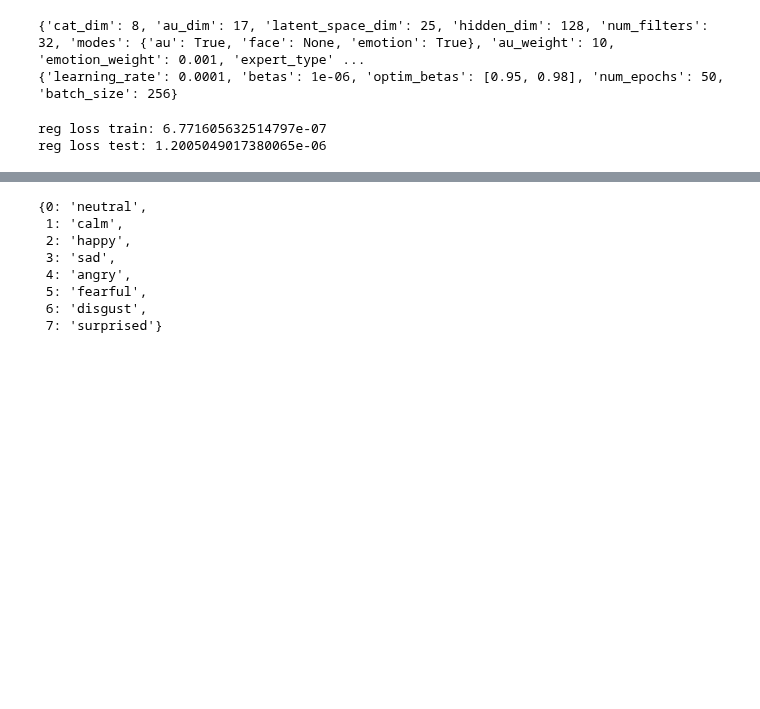
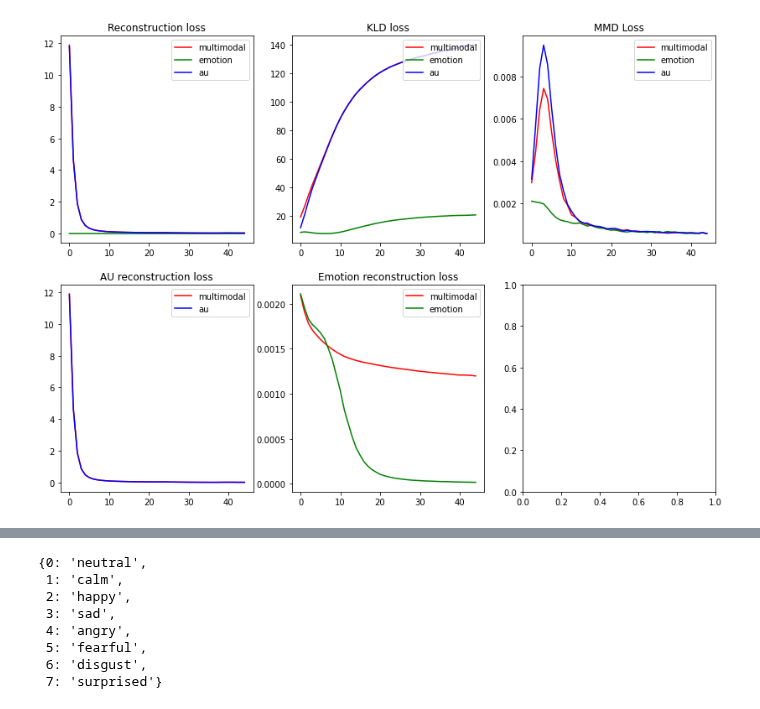
Before and after one commit to Ale-Ba2lero/Multimodal-Emotion-Analysis, a Jupyter notebook: src/mvae_torch/au_emotions_mvae_torch.ipynb, the cells around one changed output, grey strips where cells are left out. Drawn from its saved outputs; the diff is of its cells as text; code cells hidden in the pictures; blank space fills up the shorter version.

```diff
--- a/src/mvae_torch/au_emotions_mvae_torch.ipynb
+++ b/src/mvae_torch/au_emotions_mvae_torch.ipynb
@@ -51,27 +27,6 @@ test set size:  1982
 # %%
-use_cuda = True
+#model_args, train_args = U.load_args(cfg_model, cfg_train)
+model_args =  {'cat_dim': 8, 'au_dim': 17, 'latent_space_dim': 25, 'hidden_dim': 128, 'num_filters': 32, 'modes': {'au': True, 'face': None, 'emotion': True}, 'au_weight': 100, 'emotion_weight': 0.001, 'expert_type': 'poe', 'use_cuda': True}
+train_args =  {'learning_rate': 0.0001, 'alpha': 1.0, 'beta': 1e-06, 'optim_betas': [0.95, 0.98], 'num_epochs': 45, 'batch_size': 256}
 
-model_args = {
-    'cat_dim' : cfg_model.cat_dim,
-    'au_dim' : cfg_model.au_dim,
-    'latent_space_dim' : cfg_model.z_dim,
-    'hidden_dim' : cfg_model.hidden_dim,
-    'num_filters' : cfg_model.num_filters,
-    'modes' : cfg_model.modes,
-    'au_weight': cfg_model.au_weight,
-    'emotion_weight': cfg_model.emotion_weight,
-    'expert_type' : cfg_model.expert_type,
-    'use_cuda' : cfg_train.use_cuda
-}
-print(model_args)
-train_args = {
-    'learning_rate' : cfg_train.learning_rate,
-    'betas' : cfg_train.static_annealing_beta,
-    'optim_betas' : cfg_train.optim_betas,
-    'num_epochs' : cfg_train.num_epochs,
-    'batch_size' : cfg_train.batch_size
-}
-print(train_args)
+trainset_loader, valset_loader, testset_loader = U.load_data(data_dir=data_dir, batch_size=train_args['batch_size'])
-# %% [output]
-{'cat_dim': 8, 'au_dim': 17, 'latent_space_dim': 25, 'hidden_dim': 128, 'num_filters': 32, 'modes': {'au': True, 'face': None, 'emotion': True}, 'au_weight': 10, 'emotion_weight': 0.001, 'expert_type' ...
-{'learning_rate': 0.0001, 'betas': 1e-06, 'optim_betas': [0.95, 0.98], 'num_epochs': 50, 'batch_size': 256}
@@ -81,29 +33,31 @@ train_args = {'learning_rate': 0.001, 'alpha': 0.5, 'beta': 0.001, 'optim_betas'
 # %%
-load_model = True
+load_model = False
 
 if load_model:
-    PATH = "../trained_models/best_train_poe.save"
+    PATH = "../trained_models/au-emo-poe-71-41.save"
+    #PATH = "../trained_models/best-train-poe.save"
     loaded_data = torch.load(PATH)
     model: torch.nn.Module = build_model(**loaded_data['model_args']).double()
     model.load_state_dict(loaded_data['model_state'])
-    model.eval()
+    print('model_args = ' , loaded_data['model_args'])
+    print('train_args = ' , loaded_data['train_args'])
+    eval_acc = None
 else:
     model: torch.nn.Module = build_model(**model_args).double()
+    training_losses, eval_acc = train(
+        mvae_model=model,
+        dataset_loader=trainset_loader,
+        valset_loader=valset_loader,
+        learning_rate=train_args['learning_rate'],
+        optim_betas=train_args['optim_betas'],
+        num_epochs=train_args['num_epochs'],
+        alpha=train_args['alpha'],
+        beta=train_args['beta'],
+        seed=100,
+        checkpoint_every=None,
+        use_cuda=True,
+    )
-# %%
-train_model = False
-
-if train_model:
-    training_losses = train(
-        mvae_model=model,
-        dataset_loader=dataset_loader,
-        learning_rate=cfg_train.learning_rate,
-        optim_betas=cfg_train.optim_betas,
-        num_epochs=cfg_train.num_epochs,
-        seed=cfg_train.seed,
-        use_cuda=cfg_train.use_cuda,
-        cfg=cfg_train,
-        checkpoint_every=cfg_train.checkpoint_every,
-        resume_train = False
-    )
 # %%
-if train_model: U.print_losses(training_losses)
+if not load_model: U.print_losses(training_losses)
+# %% [output]
+[figure, added]
@@ -121,6 +63,0 @@ labels = list(Rd.emocat.values())
-# %%
-print('reg loss train: ' + str(U.au_to_au(model, dataset_loader).item()))
-print('reg loss test: ' + str(U.au_to_au(model, testset_loader).item()))
-# %% [output]
-reg loss train: 6.771605632514797e-07
-reg loss test: 1.2005049017380065e-06
```
Also changed, not shown: parts of 15 cells of this notebook, 30 other files.
